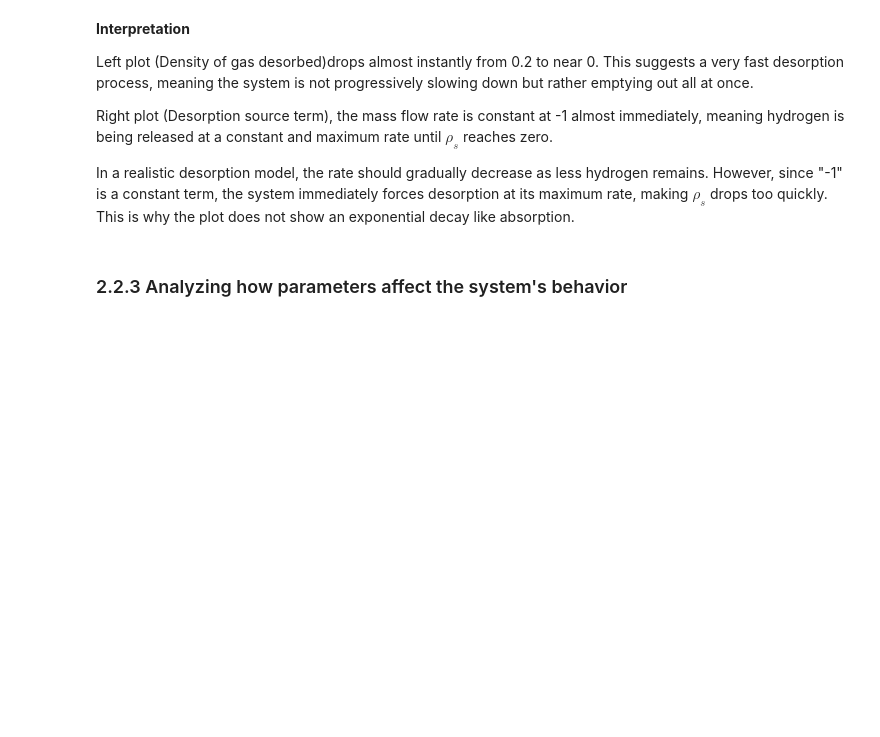
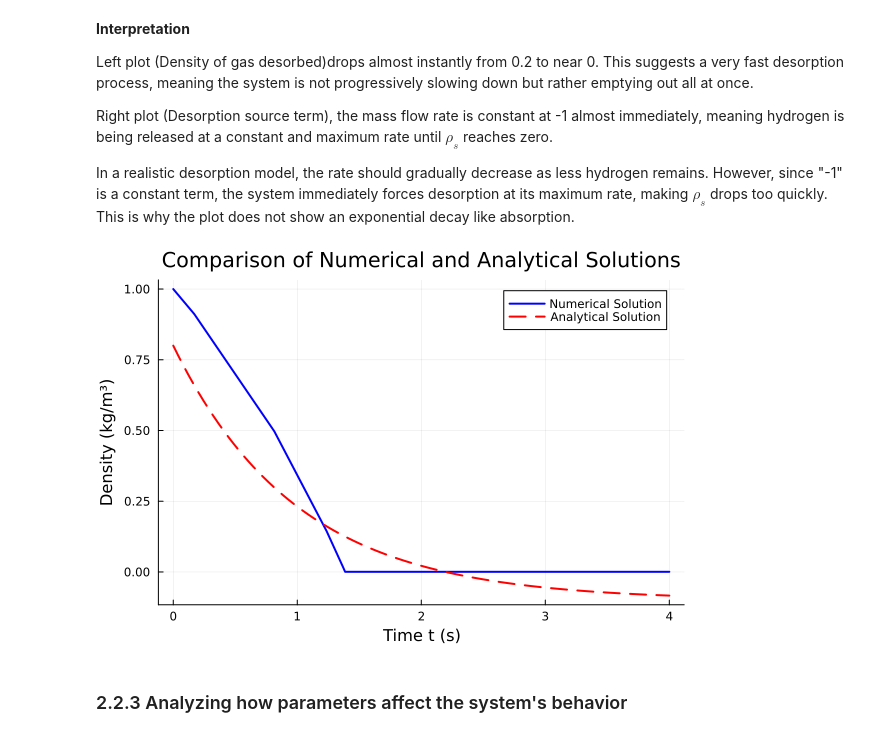
Before and after one commit to AnouchkaDESMETTRE/HydrogenProject, a Jupyter notebook: HydrogenProject.ipynb, the cells around one changed output. Saved outputs shown, nothing was run; the diff lists cells and outputs as text; code cells hidden in the pictures; blank space fills up the shorter version.

```diff
--- a/HydrogenProject.ipynb
+++ b/HydrogenProject.ipynb
@@ -524,6 +515,24 @@ Right plot (Desorption source term), the mass flow rate is constant at -1 almost
 In a realistic desorption model, the rate should gradually decrease as less hydrogen remains.
 However, since "-1" is a constant term, the system immediately forces desorption at its maximum rate, making $\rho_s$ drops too quickly.
 This is why the plot does not show an exponential decay like absorption.
+# %%
+# Define the analytical solution function
+function analytical_solution_dep(t)
+    return -0.1+0.9 * exp(-t)
+end
+
+# Generate time points for plotting the analytical solution
+t_analytical = range(0, Tend, length=100)
+rho_analytical = analytical_solution_dep.(t_analytical)
+
+# Plot both numerical and analytical solutions
+plot(sol_d.t, sol_d.u, label="Numerical Solution", lw=2, line=:blue)
+plot!(t_analytical, rho_analytical, label="Analytical Solution", lw=2, line=:red, linestyle=:dash)
+xlabel!("Time t (s)")
+ylabel!("Density (kg/m³)")
+title!("Comparison of Numerical and Analytical Solutions")
+# %% [output]
+[figure, added]
 # %% [markdown]
 ### 2.2.3 Analyzing how parameters affect the system's behavior
 # %% [markdown]
```
Also changed, not shown: parts of 5 cells of this notebook.
